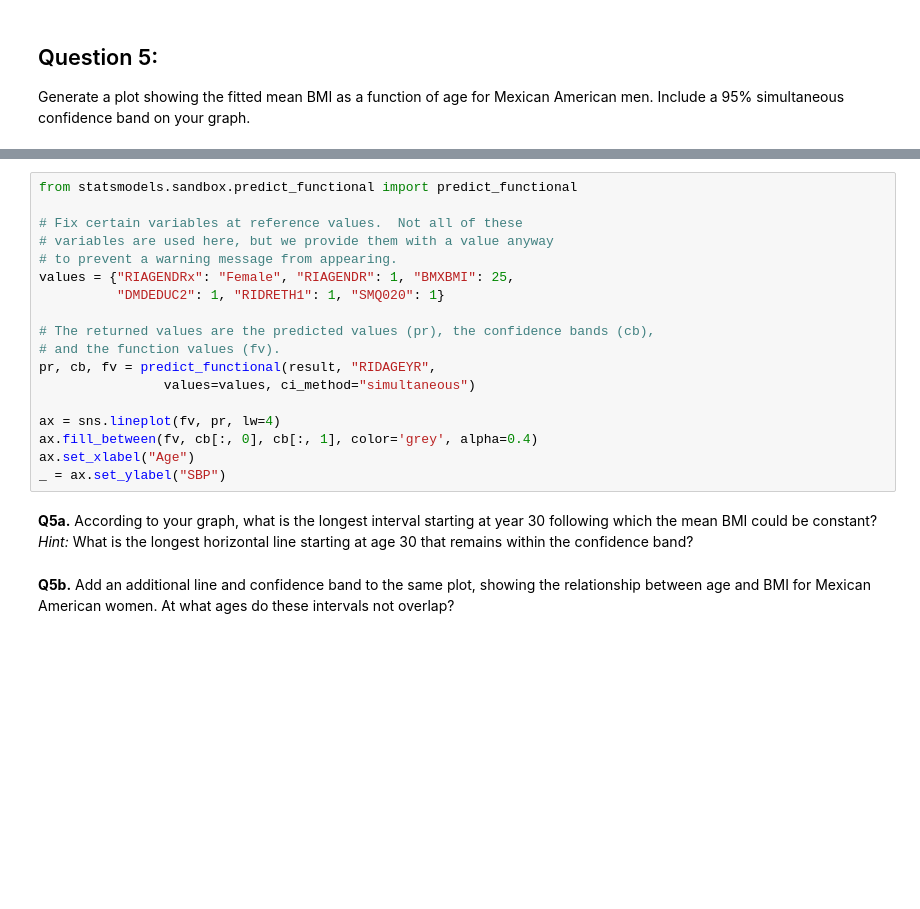
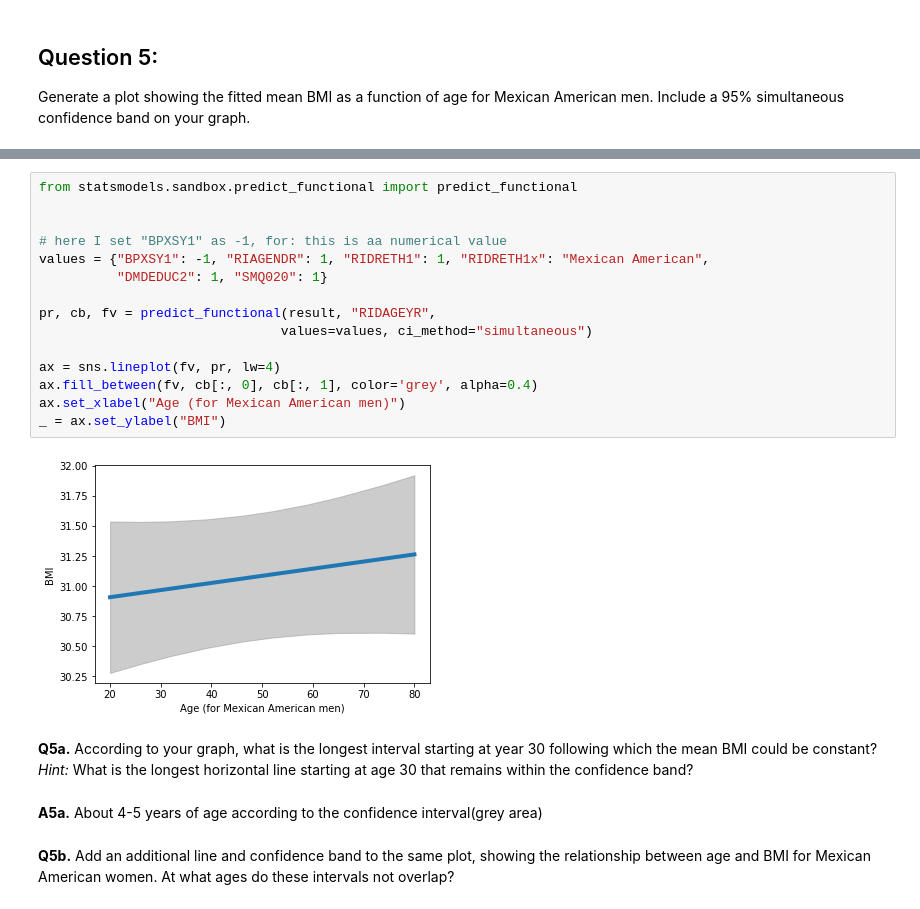
Before and after one commit to wolfinwallst/statistics_Python_and_R, a Jupyter notebook: Statistics with Python 특화 과정 - UMICH/Lecture 3 - Fitting Statistical Models to Data with Python/WEEK 2 - FITTING MODELS TO INDEPENDENT DATA/#32 (modified) week2_nhanes_practice.ipynb, the cells around one changed output, grey strips where cells are left out. Saved outputs shown, nothing was run; the diff lists cells and outputs as text; blank space fills up the shorter version.

```diff
--- a/Statistics with Python 특화 과정 - UMICH/Lecture 3 - Fitting Statistical Models to Data with Python/WEEK 2 - FITTING MODELS TO INDEPENDENT DATA/#32 (modified) week2_nhanes_practice.ipynb
+++ b/Statistics with Python 특화 과정 - UMICH/Lecture 3 - Fitting Statistical Models to Data with Python/WEEK 2 - FITTING MODELS TO INDEPENDENT DATA/#32 (modified) week2_nhanes_practice.ipynb
@@ -282,22 +286,23 @@ pr, cb, fv = predict_functional(result, "".
 # %%
 from statsmodels.sandbox.predict_functional import predict_functional
 
-# Fix certain variables at reference values.  Not all of these
-# variables are used here, but we provide them with a value anyway
-# to prevent a warning message from appearing.
-values = {"RIAGENDRx": "Female", "RIAGENDR": 1, "BMXBMI": 25,
-          "DMDEDUC2": 1, "RIDRETH1": 1, "SMQ020": 1}
 
-# The returned values are the predicted values (pr), the confidence bands (cb),
-# and the function values (fv).
+# here I set "BPXSY1" as -1, for: this is aa numerical value
+values = {"BPXSY1": -1, "RIAGENDR": 1, "RIDRETH1": 1, "RIDRETH1x": "Mexican American",
+          "DMDEDUC2": 1, "SMQ020": 1}
+
 pr, cb, fv = predict_functional(result, "RIDAGEYR",
-                values=values, ci_method="simultaneous")
+                               values=values, ci_method="simultaneous")
 
 ax = sns.lineplot(fv, pr, lw=4)
 ax.fill_between(fv, cb[:, 0], cb[:, 1], color='grey', alpha=0.4)
-ax.set_xlabel("Age")
-_ = ax.set_ylabel("SBP")
+ax.set_xlabel("Age (for Mexican American men)")
+_ = ax.set_ylabel("BMI")
+# %% [output]
+[figure, added]
 # %% [markdown]
 __Q5a.__ According to your graph, what is the longest interval starting at year 30 following which the mean BMI could be constant?  *Hint:* What is the longest horizontal line starting at age 30 that remains within the confidence band?
+# %% [markdown]
+__A5a.__ About 4-5 years of age according to the confidence interval(grey area)
 # %% [markdown]
 __Q5b.__ Add an additional line and confidence band to the same plot, showing the relationship between age and BMI for Mexican American women.  At what ages do these intervals not overlap?
```
Also changed, not shown: parts of 17 cells of this notebook.
